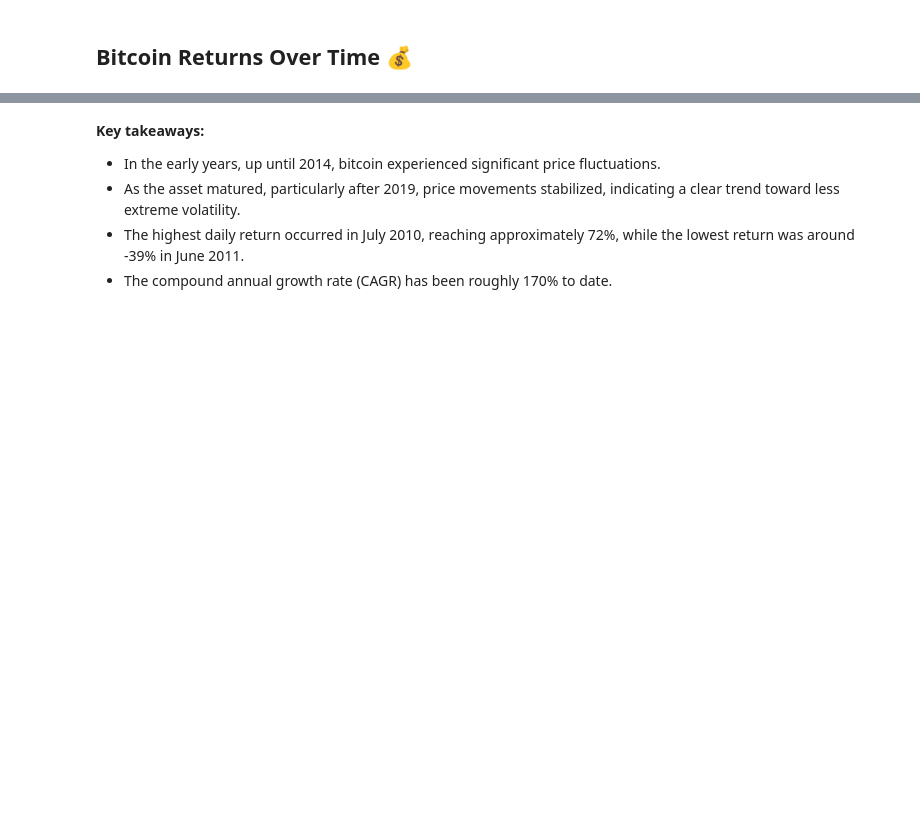
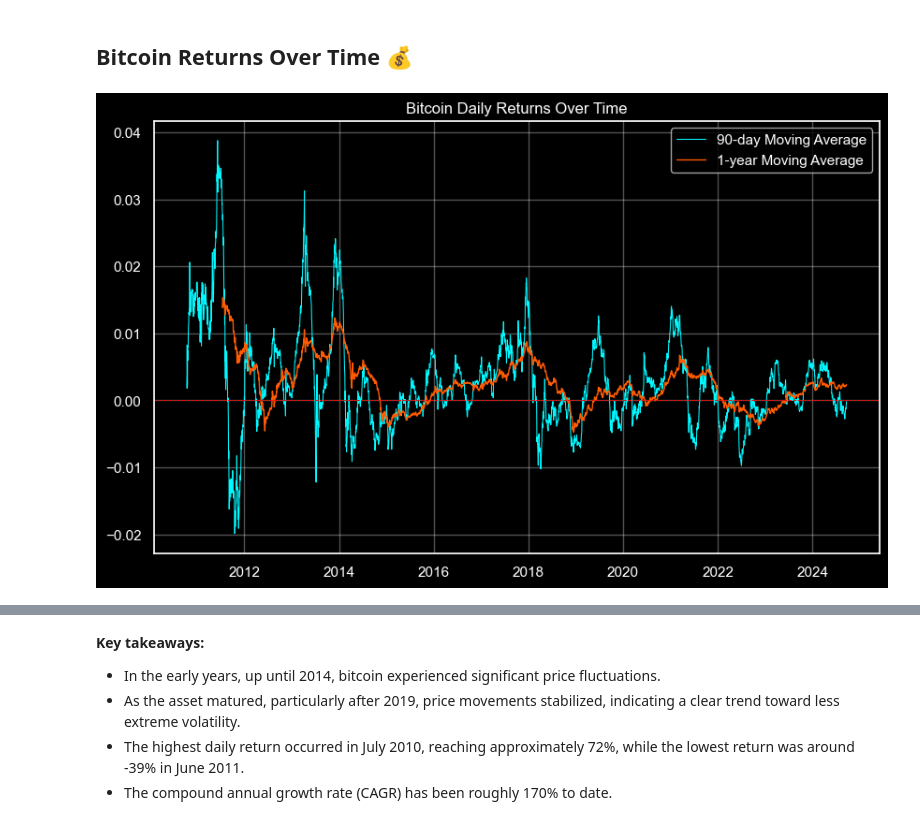
Before and after one commit to teofiloxyz/bitcoin-risk-and-return, a Jupyter notebook: notebooks/2_BTC_returns.ipynb, the cells around one changed output, grey strips where cells are left out. Saved outputs shown, nothing was run; the diff lists cells and outputs as text; code cells hidden in the pictures; blank space fills up the shorter version.

```diff
--- a/notebooks/2_BTC_returns.ipynb
+++ b/notebooks/2_BTC_returns.ipynb
@@ -47,16 +47,18 @@ df_btc["price_change_log_1y_ma"] = df_btc["price_change_log"].rolling(window=365
 # %%
 plt.figure(figsize=(10, 6))
 
-sns.lineplot(data=df_btc, x=df_btc.index, y="price_change_log_90d_ma", label="Moving Average (90-days)", color="#00f8ff", linewidth=0.75)
-sns.lineplot(data=df_btc, x=df_btc.index, y="price_change_log_1y_ma", label="Moving Average (1-year)", color="#ff5b00", linewidth=1)
+sns.lineplot(data=df_btc, x=df_btc.index, y="price_change_log_90d_ma", label="90-day Moving Average", color="#00f8ff", linewidth=0.75)
+sns.lineplot(data=df_btc, x=df_btc.index, y="price_change_log_1y_ma", label="1-year Moving Average", color="#ff5b00", linewidth=1)
 
 plt.axhline(y=0, color="red", linewidth=2/3, linestyle="--")
 
 plt.title("Bitcoin Daily Returns Over Time")
 plt.xlabel(None)
 plt.ylabel(None)
 
 save_chart_as_png("2_BTC_returns")
+# %% [output]
+[figure, added]
 # %%
 # Highest daily return
 df_btc.loc[[df_btc["price_change"].idxmax()]]
```
Also changed, not shown: parts of 20 cells of this notebook, 3 other files.
